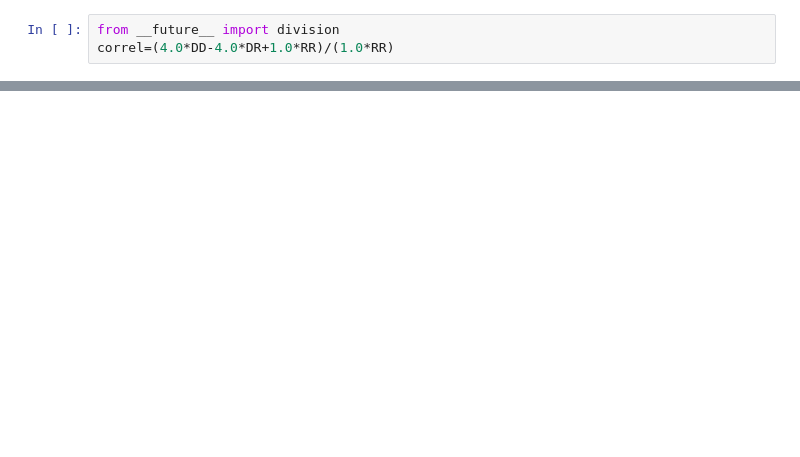
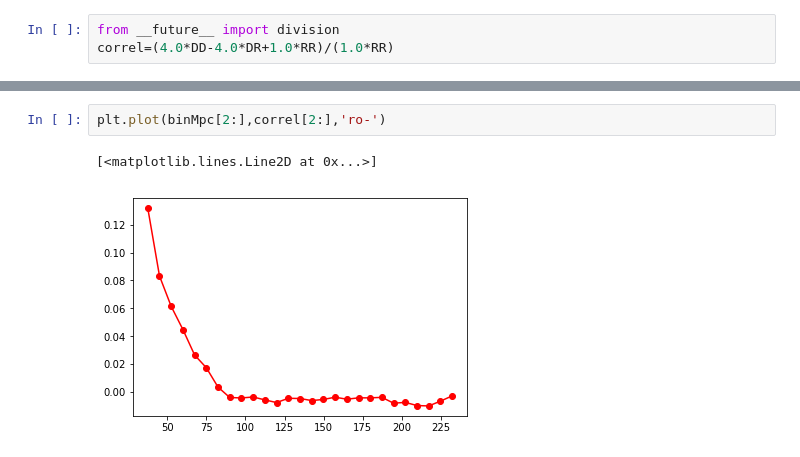
Before and after one commit to rohinkumar/correlcalc-nb, a Jupyter notebook: CorrelCalc_WMAP9.ipynb, the cells around one changed output, grey strips where cells are left out. Saved outputs shown, nothing was run; the diff lists cells and outputs as text; blank space fills up the shorter version.

```diff
--- a/CorrelCalc_WMAP9.ipynb
+++ b/CorrelCalc_WMAP9.ipynb
@@ -476,2 +594,7 @@ plt.plot(binMpc,correl,'ro-')
+# %%
+plt.plot(binMpc[2:],correl[2:],'ro-')
+# %% [output]
+[<matplotlib.lines.Line2D at 0x...>]
+[figure, added]
 # %%
 plt.yscale('log')
```
Also changed, not shown: parts of 20 cells of this notebook, 34 other files.
